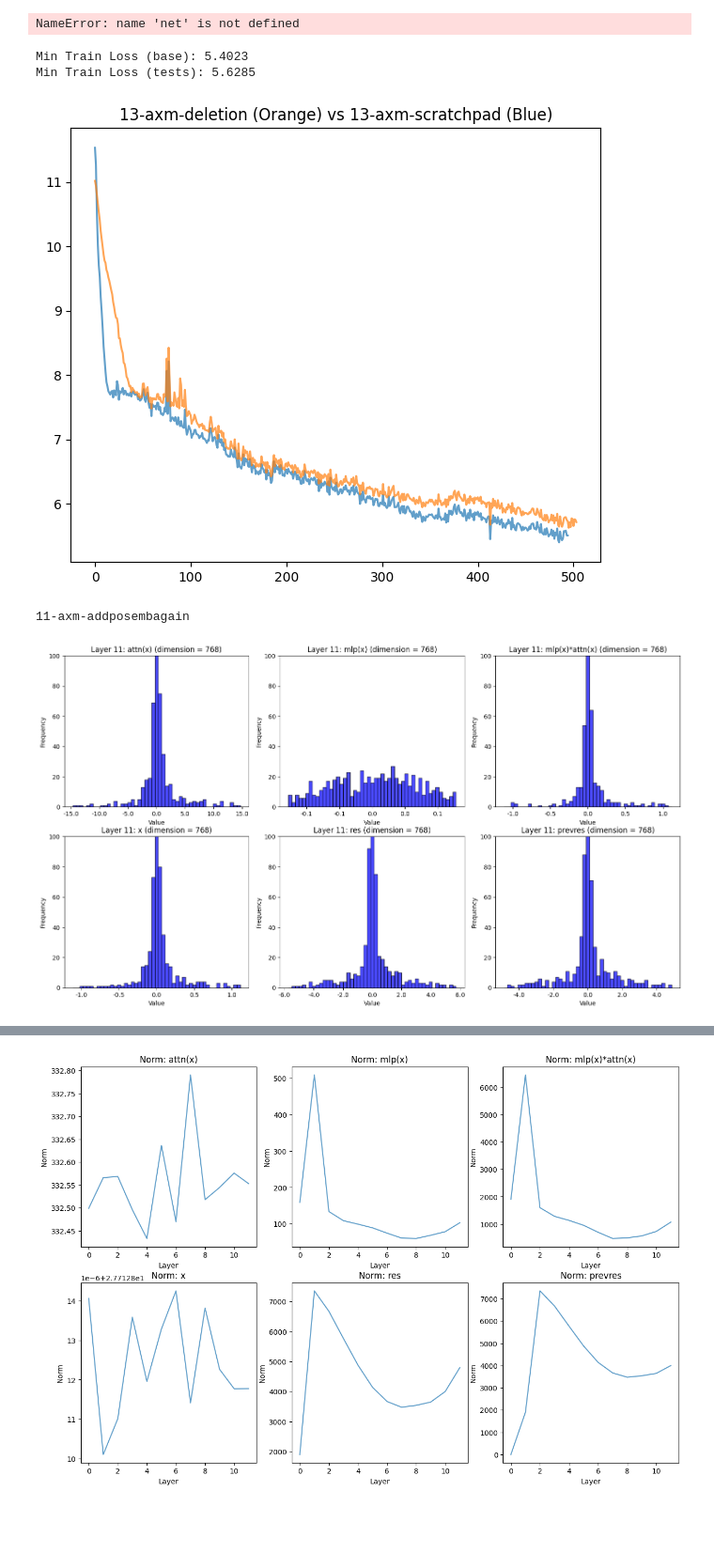
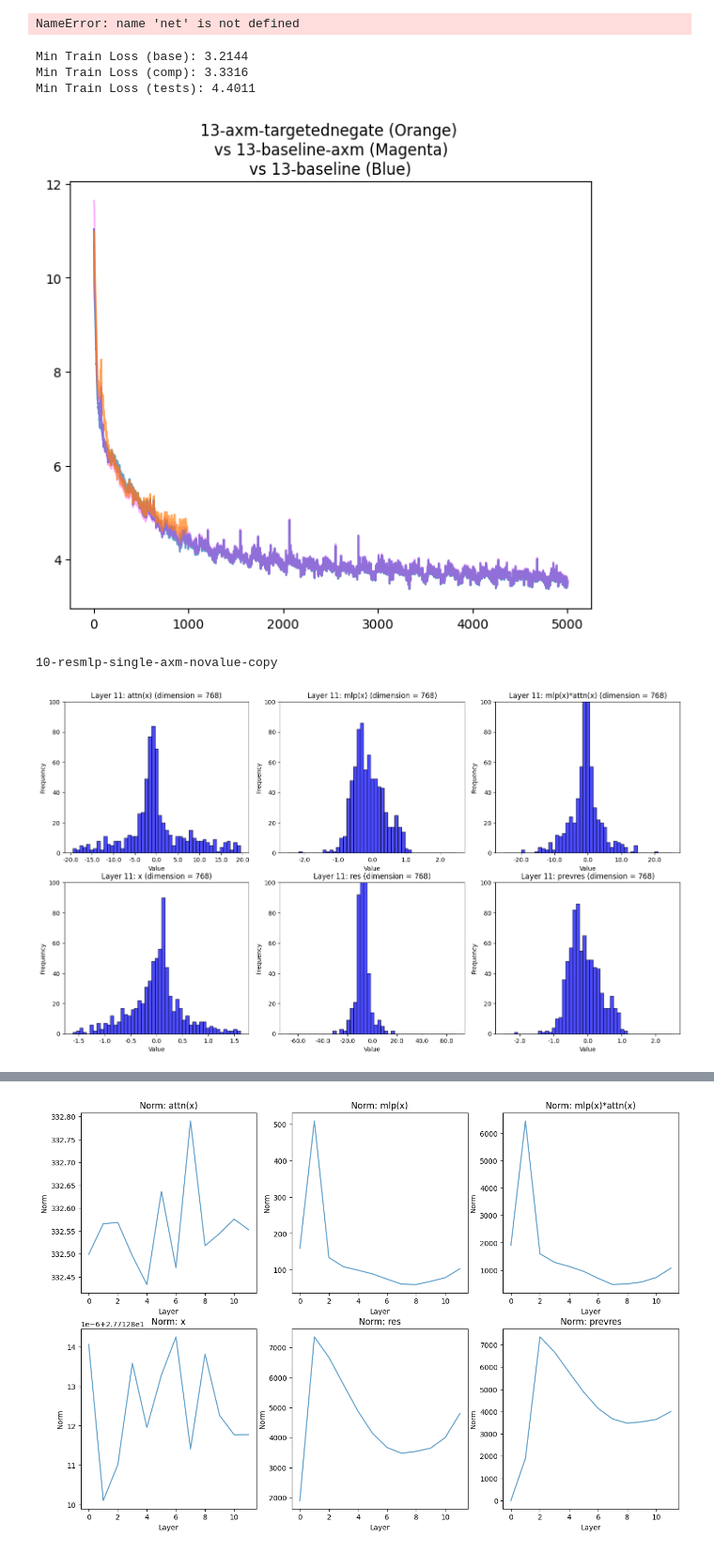
Before and after one commit to Vervious/gpt, a Jupyter notebook: play.ipynb, the cells around one changed output, grey strips where cells are left out. Shown at 94% size. Saved outputs shown, nothing was run; the diff lists cells and outputs as text; code cells hidden in the pictures; blank space fills up the shorter version.

```diff
--- a/play.ipynb
+++ b/play.ipynb
@@ -223,14 +223,16 @@ def gen_points(filename):
     return streams_xy
 
 # testname = "7-test-2"
-testname = "13-baseline"
-# testname = "10-resmlp-single-attnxmlp"
+testname = "13-axm-novalue"
+thirdname = "13-baseline-axm"
+# thirdname = "10-resmlp-single-attnxmlp"
 # basename = "0-base"
-basename = "7-test-2"
-basename = "10-resmlp-single-axm-novalue"
-# basename = "13-axm-scratchpad"
+# basename = "7-test-2"
+# thirdname = "10-resmlp-single-axm-novalue"
+basename = "13-baseline"
 streams_xy_0 = gen_points(f"log-ben/{basename}-log.txt")
 streams_xy_test = gen_points(f"log-ben/{testname}-log.txt")
+streams_xy_comp = gen_points(f"log-ben/{thirdname}-log.txt")
 
 # create figure
 plt.figure(figsize=(16, 6))
@@ -239,17 +241,23 @@ plt.figure(figsize=(16, 6))
 # Panel 1: losses: both train and val
 plt.subplot(121)
 
+WIDTH = 2000
+
 xs, ys = streams_xy_0["train"] # training loss
 ys = np.array(ys)
-plt.plot(xs, ys, label=f'nanogpt ({sz}) train loss base', alpha=0.7)
+plt.plot(xs[:5000], ys[:5000], label=f'nanogpt ({sz}) train loss base', alpha=0.7)
 print("Min Train Loss (base):", min(ys))
 
+xs, ys = streams_xy_comp["train"] # training loss
+ys = np.array(ys)
+plt.plot(xs[:5000], ys[:5000], label=f'nanogpt ({sz}) train loss test', alpha=0.3, color='magenta')
+print("Min Train Loss (comp):", min(ys))
 
 xs, ys = streams_xy_test["train"] # training loss
 ys = np.array(ys)
-plt.plot(xs, ys, label=f'nanogpt ({sz}) train loss test', alpha=0.7)
+plt.plot(xs[:5000], ys[:5000], label=f'nanogpt ({sz}) train loss test', alpha=0.7)
 print("Min Train Loss (tests):", min(ys))
-plt.title(f"{testname} (Orange) vs {basename} (Blue)")
+plt.title(f"{testname} (Orange) \nvs {thirdname} (Magenta)\nvs {basename} (Blue)")
 
 plt.savefig(f"img/{testname}.png")
 
@@ -260,42 +268,44 @@ plt.savefig(f"img/{testname}.png")
 # xs, ys = streams_xy_0["val"] # validation loss
 # plt.plot(xs, ys, label=f'nanogpt ({sz}) val loss base')
 # # horizontal line at GPT-2 baseline
 # if loss_baseline is not None:
 #     plt.axhline(y=loss_baseline, color='r', linestyle='--', label=f"OpenAI GPT-2 ({sz}) checkpoint val loss")
 # plt.xlabel("steps")
 # plt.ylabel("loss")
 # plt.yscale('log')
 # plt.ylim(top=8.0)
 # plt.xlim(right=30000)
 # plt.legend()
 # plt.title("Loss")
 # print("Min Validation Loss:", min(ys))
 
 # # Panel 2: HellaSwag eval
 # plt.subplot(122)
 # xs, ys = streams_xy_test["hellaswag"] # HellaSwag eval
 # ys = np.array(ys)
 # plt.plot(xs, ys, label=f"nanogpt ({sz})")
 # # horizontal line at GPT-2 baseline
 # if hella2_baseline:
 #     plt.axhline(y=hella2_baseline, color='r', linestyle='--', label=f"OpenAI GPT-2 ({sz}) checkpoint")
 # if hella3_baseline:
 #     plt.axhline(y=hella3_baseline, color='g', linestyle='--', label=f"OpenAI GPT-3 ({sz}) checkpoint")
 # plt.xlabel("steps")
 # plt.ylabel("accuracy")
 # plt.legend()
 # plt.title("HellaSwag eval")
 # print("Max Hellaswag eval:", max(ys))
 # %% [output]
-Min Train Loss (base): 5.4023
-Min Train Loss (tests): 5.6285
+Min Train Loss (base): 3.2144
+Min Train Loss (comp): 3.3316
+Min Train Loss (tests): 4.4011
-[figure, old version]
+[figure, new version]
 # %%
 import ast
 import numpy as np
 import matplotlib.pyplot as plt
 from matplotlib.ticker import FormatStrFormatter, LogLocator
 
+testname = "10-resmlp-single-axm-novalue-copy"
 
 def get_hist(filename):
     # load the log file
@@ -401,5 +411,5 @@ ani.save(f"img/{testname}a.mp4", writer='ffmpeg', fps=1, dpi=300)
 print(testname)
 plt.show()
 # %% [output]
-11-axm-addposembagain
+10-resmlp-single-axm-novalue-copy
-[figure, old version]
+[figure, new version]
```
Also changed, not shown: parts of 1 cell of this notebook, 39 other files.
